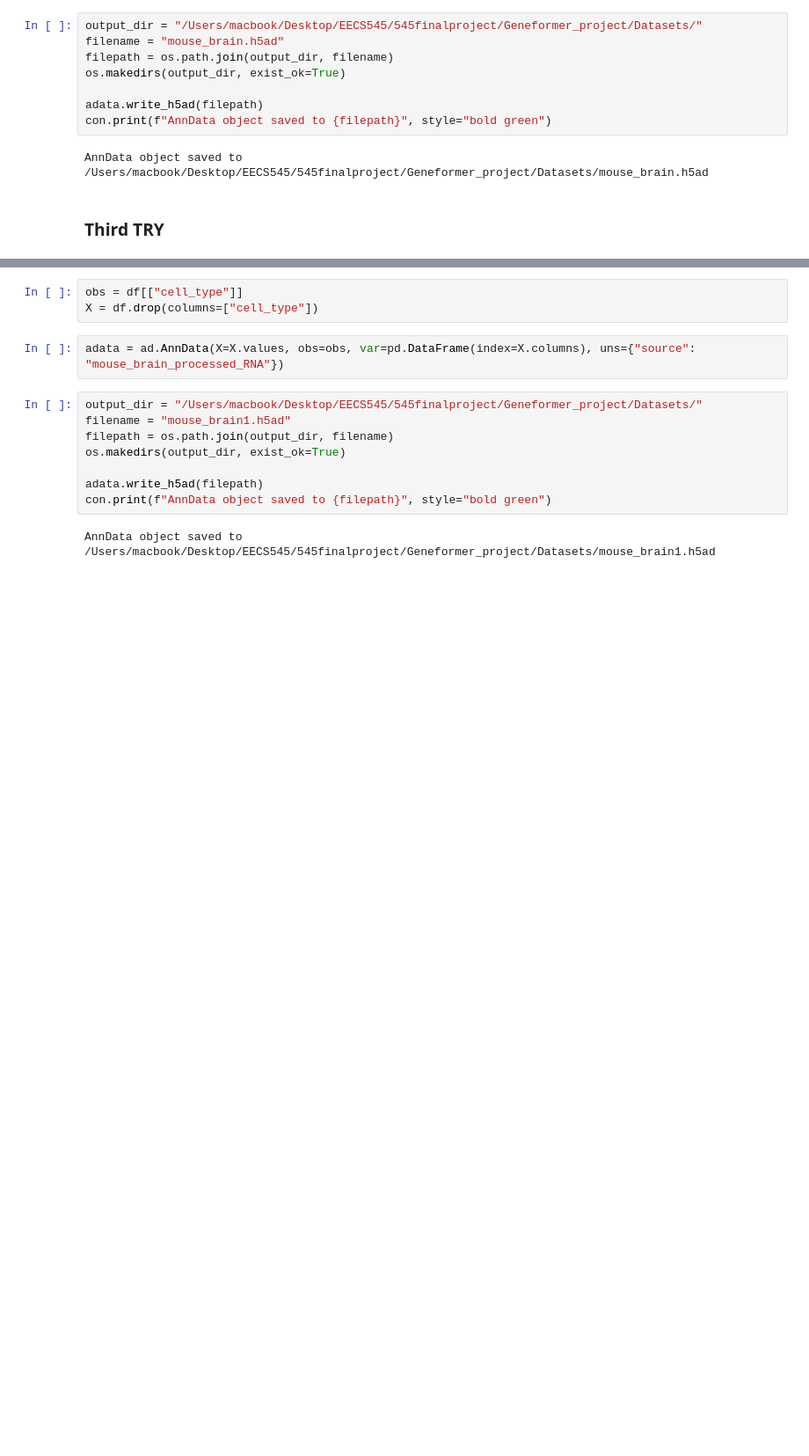
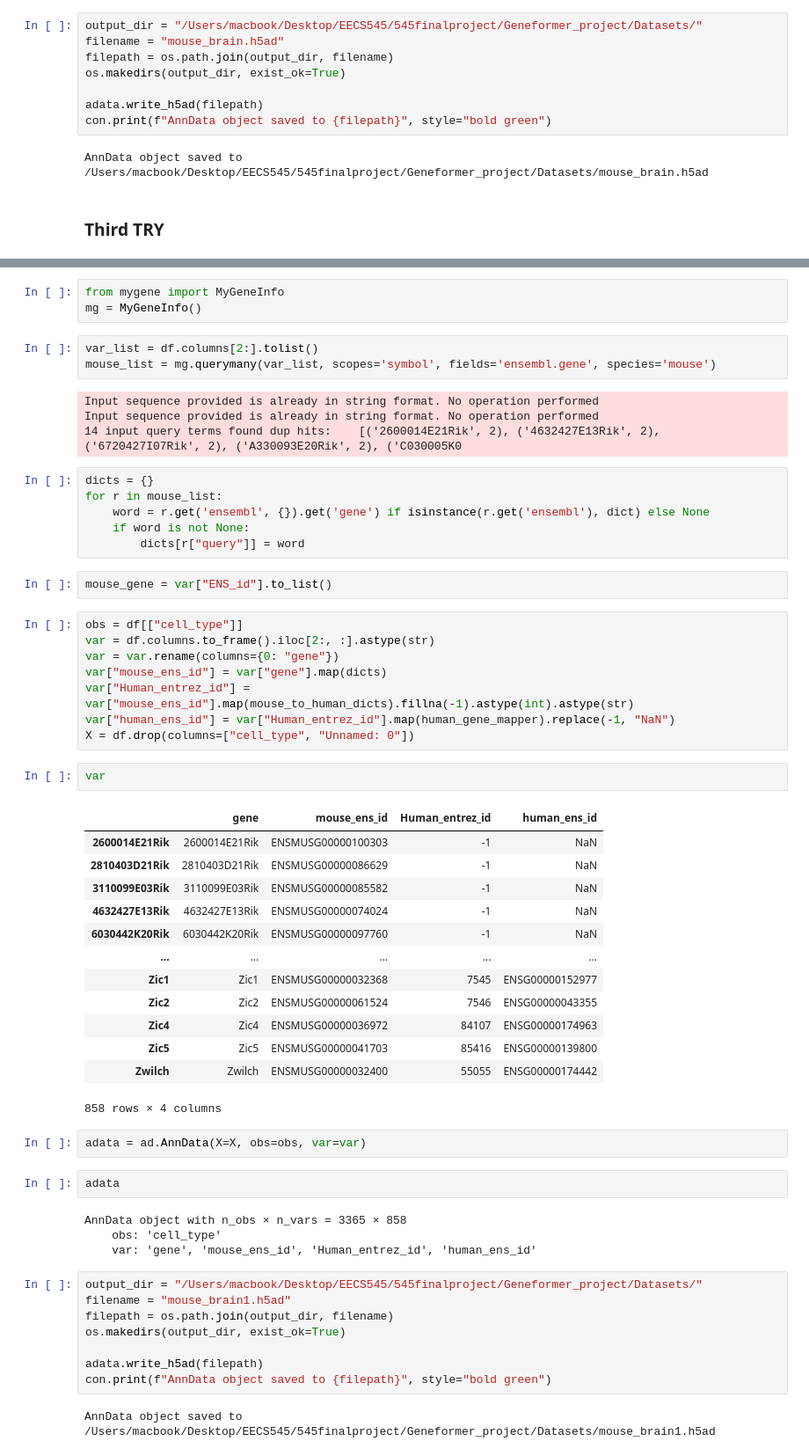
Before and after one commit to omin23/545finalproject, a Jupyter notebook: Geneformer_project/scripts/explore_book.ipynb, the cells around one changed output, grey strips where cells are left out. Shown at 88% size. Saved outputs shown, nothing was run; the diff lists cells and outputs as text; blank space fills up the shorter version.

```diff
--- a/Geneformer_project/scripts/explore_book.ipynb
+++ b/Geneformer_project/scripts/explore_book.ipynb
@@ -195,8 +178,53 @@ df = df.set_index("Unnamed: 0")
+# %%
+from mygene import MyGeneInfo
+mg = MyGeneInfo()
+# %%
+var_list = df.columns[2:].tolist()
+mouse_list = mg.querymany(var_list, scopes='symbol', fields='ensembl.gene', species='mouse')
+# %% [output]
+Input sequence provided is already in string format. No operation performed
+Input sequence provided is already in string format. No operation performed
+14 input query terms found dup hits:    [('2600014E21Rik', 2), ('4632427E13Rik', 2), ('6720427I07Rik', 2), ('A330093E20Rik', 2), ('C030005K0
+# %%
+dicts = {}
+for r in mouse_list:
+    word = r.get('ensembl', {}).get('gene') if isinstance(r.get('ensembl'), dict) else None
+    if word is not None:
+        dicts[r["query"]] = word
+# %%
+mouse_gene = var["ENS_id"].to_list()
 # %%
 obs = df[["cell_type"]]
-X = df.drop(columns=["cell_type"])
+var = df.columns.to_frame().iloc[2:, :].astype(str)
+var = var.rename(columns={0: "gene"})
+var["mouse_ens_id"] = var["gene"].map(dicts)
+var["Human_entrez_id"] = var["mouse_ens_id"].map(mouse_to_human_dicts).fillna(-1).astype(int).astype(str)
+var["human_ens_id"] = var["Human_entrez_id"].map(human_gene_mapper).replace(-1, "NaN")
+X = df.drop(columns=["cell_type", "Unnamed: 0"])
-# %%
-adata = ad.AnnData(X=X.values, obs=obs, var=pd.DataFrame(index=X.columns), uns={"source": "mouse_brain_processed_RNA"})
+# %%
+var
+# %% [output]
+|  | gene | mouse_ens_id | Human_entrez_id | human_ens_id |
+| 2600014E21Rik | 2600014E21Rik | ENSMUSG00000100303 | -1 | NaN |
+| 2810403D21Rik | 2810403D21Rik | ENSMUSG00000086629 | -1 | NaN |
+| 3110099E03Rik | 3110099E03Rik | ENSMUSG00000085582 | -1 | NaN |
+| 4632427E13Rik | 4632427E13Rik | ENSMUSG00000074024 | -1 | NaN |
+| 6030442K20Rik | 6030442K20Rik | ENSMUSG00000097760 | -1 | NaN |
+| ... | ... | ... | ... | ... |
+| Zic1 | Zic1 | ENSMUSG00000032368 | 7545 | ENSG00000152977 |
+| Zic2 | Zic2 | ENSMUSG00000061524 | 7546 | ENSG00000043355 |
+| Zic4 | Zic4 | ENSMUSG00000036972 | 84107 | ENSG00000174963 |
+| Zic5 | Zic5 | ENSMUSG00000041703 | 85416 | ENSG00000139800 |
+| Zwilch | Zwilch | ENSMUSG00000032400 | 55055 | ENSG00000174442 |
+858 rows × 4 columns
+# %%
+adata = ad.AnnData(X=X, obs=obs, var=var)
+# %%
+adata
+# %% [output]
+AnnData object with n_obs × n_vars = 3365 × 858
+    obs: 'cell_type'
+    var: 'gene', 'mouse_ens_id', 'Human_entrez_id', 'human_ens_id'
 # %%
 output_dir = "/Users/macbook/Desktop/EECS545/545finalproject/Geneformer_project/Datasets/"
 filename = "mouse_brain1.h5ad"
```
Also changed, not shown: parts of 13 cells of this notebook, 12 other files.
